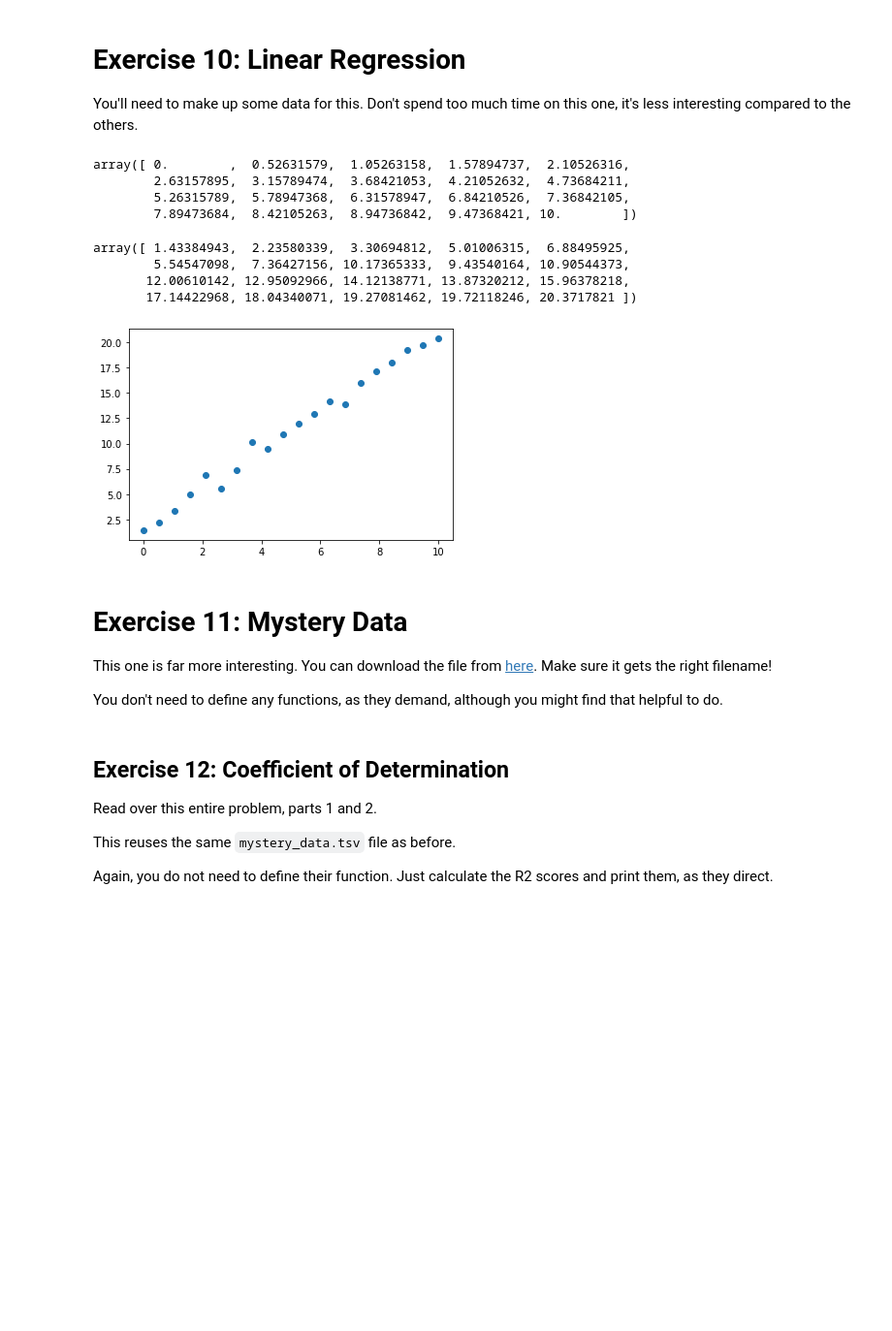
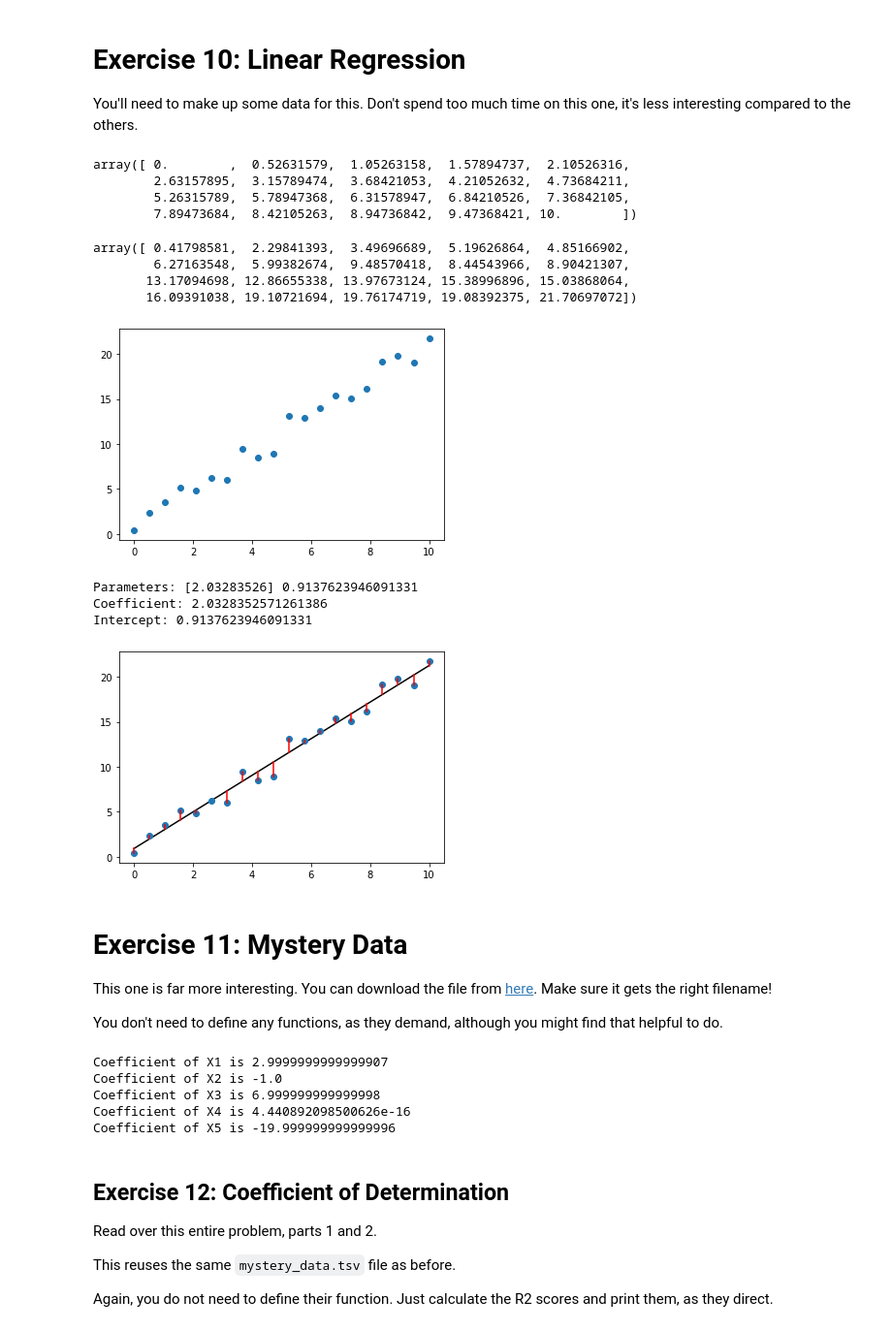
Before and after one commit to ithakker/CISC367-Projects, a Jupyter notebook: Day19/ml_exercises.ipynb, the cells around one changed output. Shown at 97% size. Cells and saved outputs as stored; diff of their text form; code cells hidden in the pictures; blank space fills up the shorter version.

```diff
--- a/Day19/ml_exercises.ipynb
+++ b/Day19/ml_exercises.ipynb
@@ -28,41 +28,61 @@ The exercises come from this workbook, which has somewhat helpful explanations t
 
 You'll need to make up some data for this. Don't spend too much time on this one, it's less interesting compared to the others.
 # %%
-def main():
-    n=20
-    # Linearly increasing x values
-    x = np.linspace(0, 10, n)
-    # Wonky line of points
-    y = x*2 + 1 + 1*np.random.randn(n)
-    coef, intercept = fit_line(x,y)
-    display(x, y)
-    plt.scatter(x, y)
-    plt.show()
+n=20
+# Linearly increasing x values
+x = np.linspace(0, 10, n)
+# Wonky line of points
+y = x*2 + 1 + 1*np.random.randn(n)
+display(x, y)
+plt.scatter(x, y)
+plt.show()
 
 # Do actual linear regression here
-def fit_line(x, y):
-    model = LinearRegression(fit_intercept = True)
-    model.fit(x[:,np.newaxis], y)
-    return model.coef_[0], model.intercept_
-
-if __name__ == "__main__":
-    main()
+model = LinearRegression(fit_intercept = True)
+model.fit(x[:,np.newaxis], y)
+xfit = np.linspace(0,10,n)
+yfit = model.predict(xfit[:, np.newaxis])
+plt.plot(xfit,yfit, color="black")
+plt.plot(x,y, 'o')
+plt.plot(np.vstack([x,x]), np.vstack([y, model.predict(x[:, np.newaxis])]), color="red");
+print("Parameters:", model.coef_, model.intercept_)
+print("Coefficient:", model.coef_[0])
+print("Intercept:", model.intercept_)
 # %% [output]
 array([ 0.        ,  0.52631579,  1.05263158,  1.57894737,  2.10526316,
         2.63157895,  3.15789474,  3.68421053,  4.21052632,  4.73684211,
         5.26315789,  5.78947368,  6.31578947,  6.84210526,  7.36842105,
         7.89473684,  8.42105263,  8.94736842,  9.47368421, 10.        ])
-array([ 1.43384943,  2.23580339,  3.30694812,  5.01006315,  6.88495925,
-        5.54547098,  7.36427156, 10.17365333,  9.43540164, 10.90544373,
-       12.00610142, 12.95092966, 14.12138771, 13.87320212, 15.96378218,
-       17.14422968, 18.04340071, 19.27081462, 19.72118246, 20.3717821 ])
+array([ 0.41798581,  2.29841393,  3.49696689,  5.19626864,  4.85166902,
+        6.27163548,  5.99382674,  9.48570418,  8.44543966,  8.90421307,
+       13.17094698, 12.86655338, 13.97673124, 15.38996896, 15.03868064,
+       16.09391038, 19.10721694, 19.76174719, 19.08392375, 21.70697072])
-[figure, old version]
+[figure, new version]
+Parameters: [2.03283526] 0.9137623946091331
+Coefficient: 2.0328352571261386
+Intercept: 0.9137623946091331
+[figure, added]
 # %% [markdown]
 # Exercise 11: Mystery Data
 
 This one is far more interesting. You can download the file from [here](https://raw.githubusercontent.com/AnkS4/hy-data-analysis-with-python-2020/master/part05-e11_mystery_data/src/mystery_data.tsv). Make sure it gets the right filename!
 
 You don't need to define any functions, as they demand, although you might find that helpful to do.
+# %%
+data = pd.read_csv("https://raw.githubusercontent.com/AnkS4/hy-data-analysis-with-python-2020/master/part05-e11_mystery_data/src/mystery_data.tsv", sep = '\t')
+data.head()
+model = LinearRegression(fit_intercept = False)
+x = data.iloc[:, 0:5]
+y = data.iloc[:, 5]
+model.fit(x,y)
+for i, co in enumerate(model.coef_):
+    print("Coefficient of X" + str(i+1) + " is " + str(co))
+# %% [output]
+Coefficient of X1 is 2.9999999999999907
+Coefficient of X2 is -1.0
+Coefficient of X3 is 6.999999999999998
+Coefficient of X4 is 4.440892098500626e-16
+Coefficient of X5 is -19.999999999999996
 # %% [markdown]
 ## Exercise 12: Coefficient of Determination
 
```
Also changed, not shown: parts of 4 cells of this notebook.
